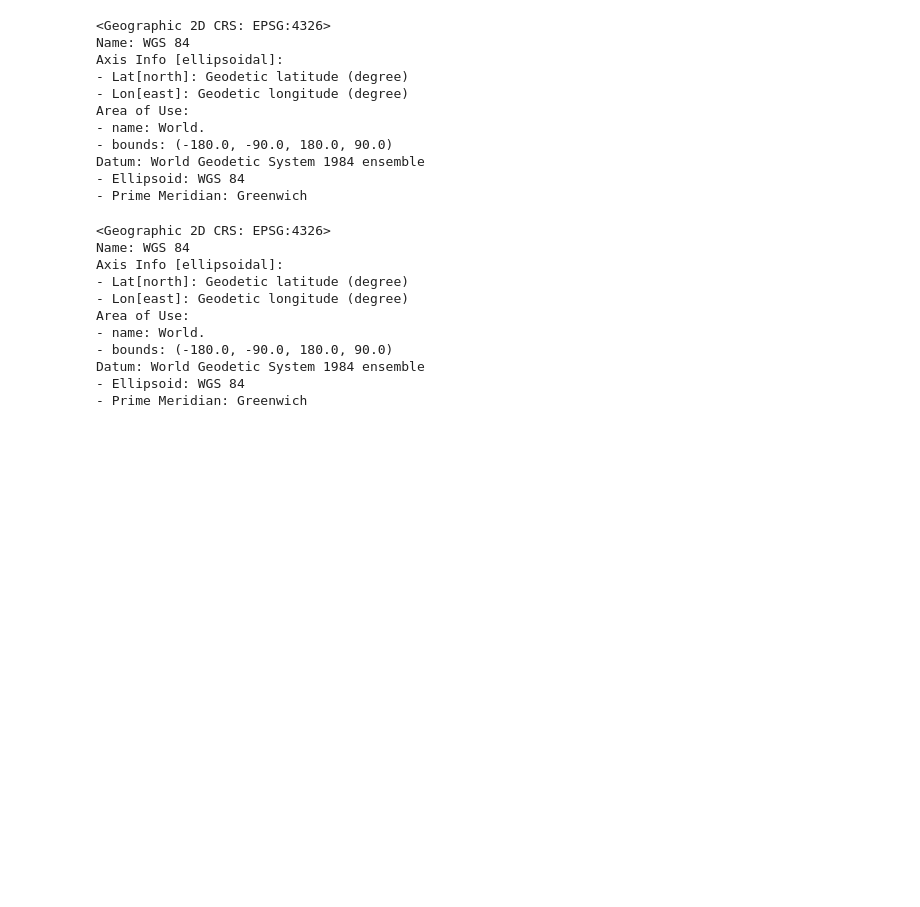
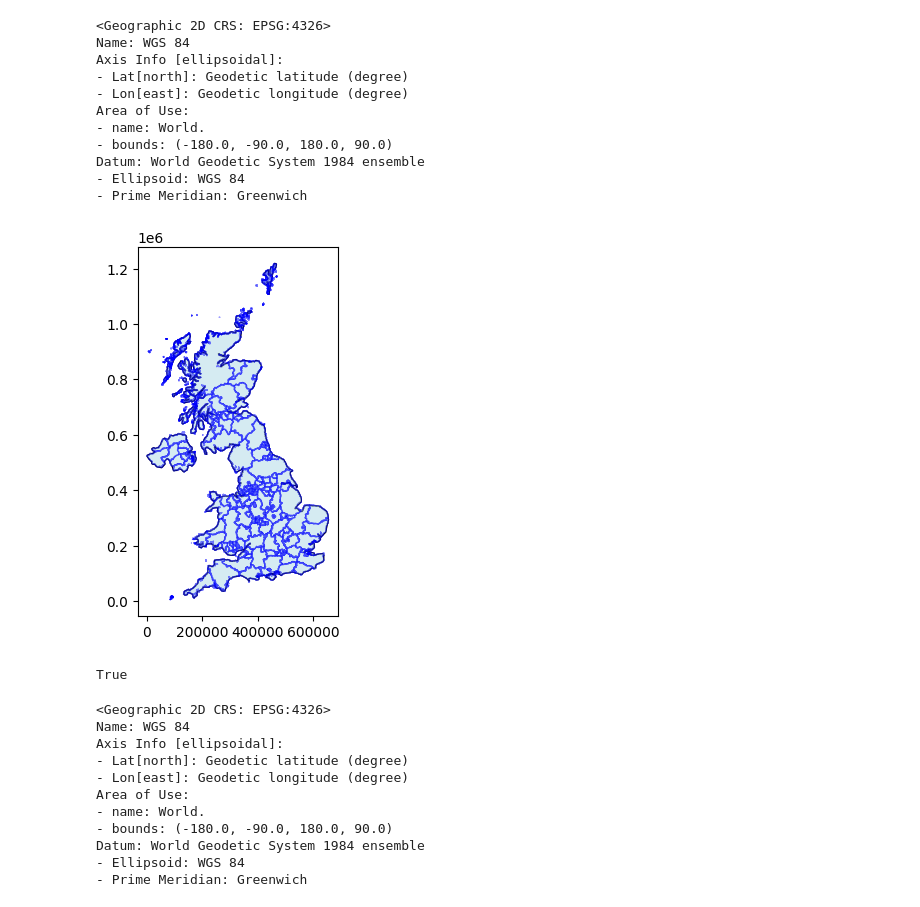
Before and after one commit to Controles-ICDE-Ochoa/Trabajo-Grupal-1, a Jupyter notebook: index.ipynb, the cells around one changed output. Drawn from its saved outputs; the diff is of its cells as text; code cells hidden in the pictures; blank space fills up the shorter version.

```diff
--- a/index.ipynb
+++ b/index.ipynb
@@ -330,4 +350,16 @@ Area of Use:
 Datum: World Geodetic System 1984 ensemble
 - Ellipsoid: WGS 84
 - Prime Meridian: Greenwich
+# %%
+UK_sub_2_27700 = UK_sub_2.to_crs(england_27700.crs)
+
+# Now you can plot UK_sub_0_27700 with england_27700
+ax = england_27700.plot(color='white', edgecolor='black')
+UK_sub_2_27700.plot(ax=ax, color='lightblue', edgecolor='blue', alpha=0.5)
+plt.show()
+
+UK_sub_2_27700.crs.is_projected
+# %% [output]
+[figure, added]
+True
 # %%
```
Also changed, not shown: parts of 23 cells of this notebook, 1 other file.
